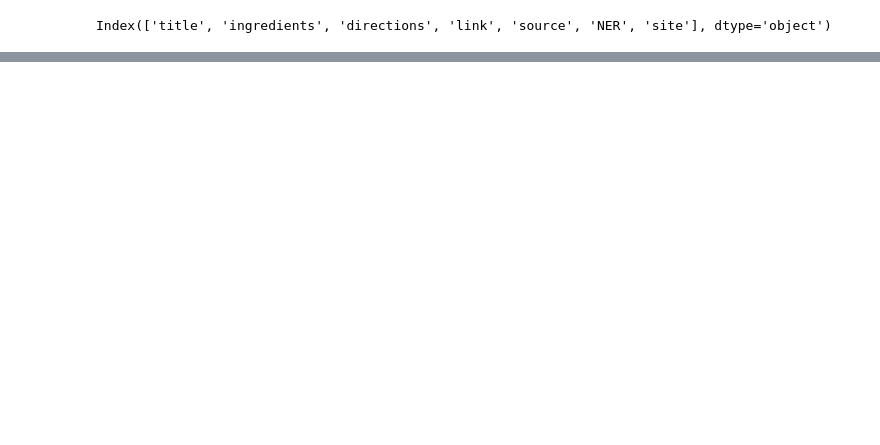
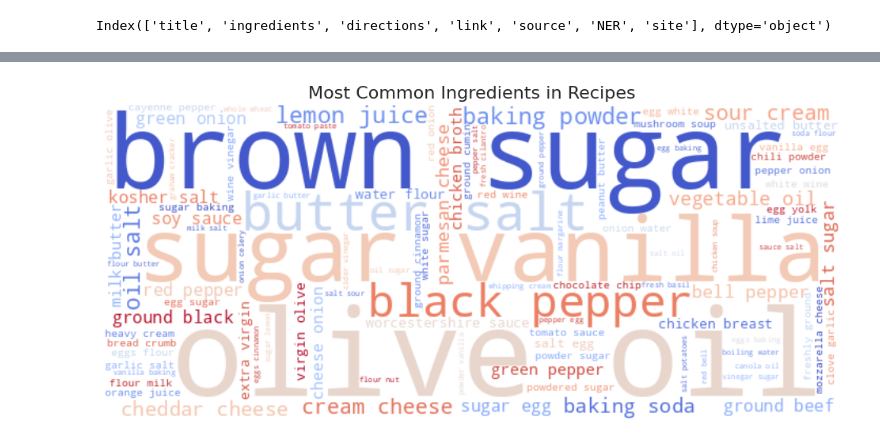
Before and after one commit to mchellappa/ie7500-huskyfit-grocerylist, a Jupyter notebook: src/preprocessing-notebook.ipynb, the cells around one changed output, grey strips where cells are left out. Cells and saved outputs as stored; diff of their text form; code cells hidden in the pictures; blank space fills up the shorter version.

```diff
--- a/src/preprocessing-notebook.ipynb
+++ b/src/preprocessing-notebook.ipynb
@@ -58,0 +150,26 @@ df.describe()
+# %%
+from wordcloud import WordCloud
+import matplotlib.pyplot as plt
+
+ingredients_list = eda_df['NER'].explode().str.strip().dropna()
+
+# Generate the word cloud from the ingredient list
+ingredient_wordcloud = WordCloud(
+    width=700,
+    height=300,
+    background_color='white',
+    colormap='coolwarm',
+    max_words=100,
+    contour_width=1,
+    contour_color='black',
+    random_state=42
+).generate(' '.join(ingredients_list))
+
+# Plot the word cloud
+plt.figure(figsize=(12, 8))
+plt.imshow(ingredient_wordcloud, interpolation='bilinear')
+plt.axis('off')
+plt.title('Most Common Ingredients in Recipes', fontsize=16)
+plt.show()
+# %% [output]
+[figure, added]
```
Also changed, not shown: parts of 42 cells of this notebook.
